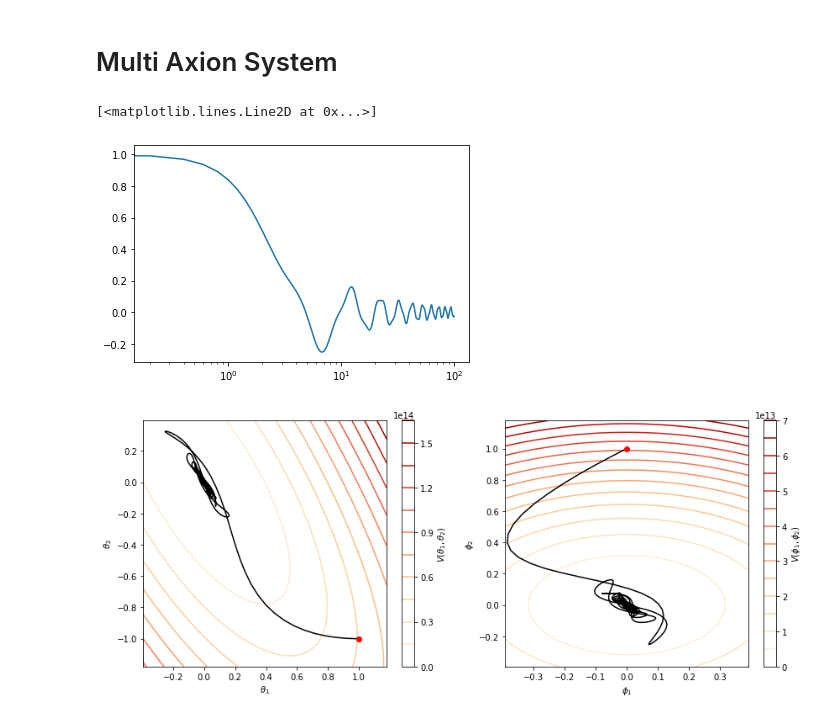
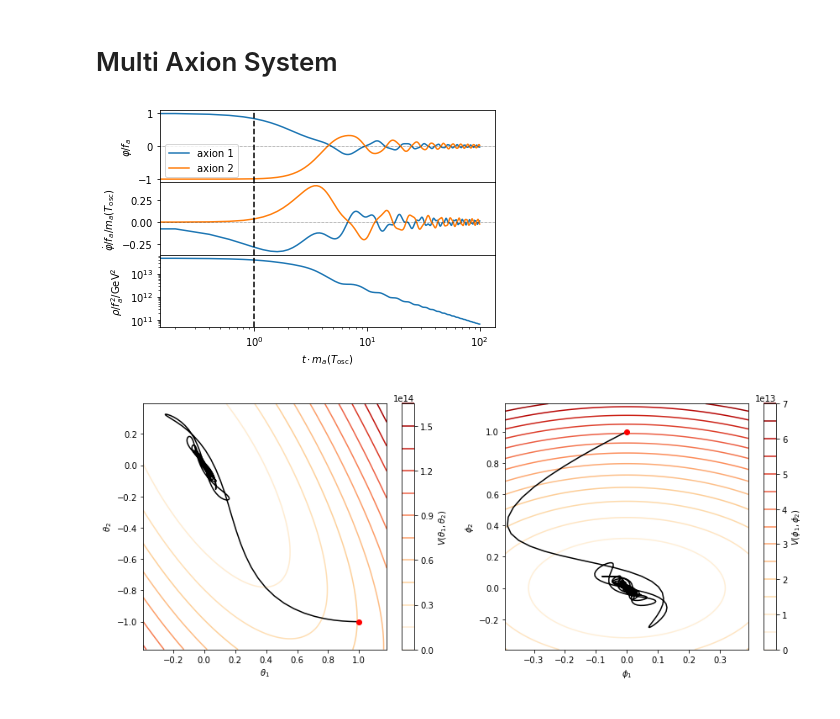
Before and after one commit to anna-jana/masters-project, a Jupyter notebook: transport_eq_in_time/multi_axion.ipynb, the cells around one changed output. Saved outputs shown, nothing was run; the diff lists cells and outputs as text; code cells hidden in the pictures.

```diff
--- a/transport_eq_in_time/multi_axion.ipynb
+++ b/transport_eq_in_time/multi_axion.ipynb
@@ -25,9 +25,8 @@ theta1s, theta2s, theta1_dots, theta2_dots = canoncial_states = axsol.sol(ts)
 phi1s, phi2s, phi1_dots, phi2_dots = mass_states = multi_axion_field.calc_mass_state(canoncial_states, Q, Lambda)
 # %%
-plt.semilogx(ts, theta1s)
+plot_tools.plot_axion_field_evolution(multi_axion_field, (Q, Lambda), 1.0, [axsol], show_steps=False)
 # %% [output]
-[<matplotlib.lines.Line2D at 0x...>]
-[figure, old version]
+[figure, new version]
 # %%
 canonical_names = [r"$\theta_1$", r"$\theta_2$", r"$\dot{\theta}_1$", r"$\dot{\theta}_2$"]
 mass_states_names = [r"$\phi_1$", r"$\phi_2$", r"$\dot{\phi}_1$", r"$\dot{\phi}_2$"]
```
Also changed, not shown: parts of 3 cells of this notebook, 3 other files.
